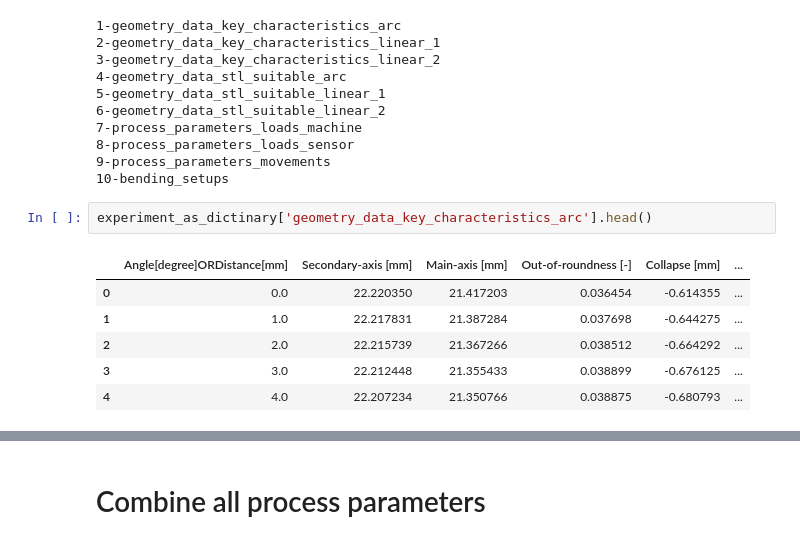
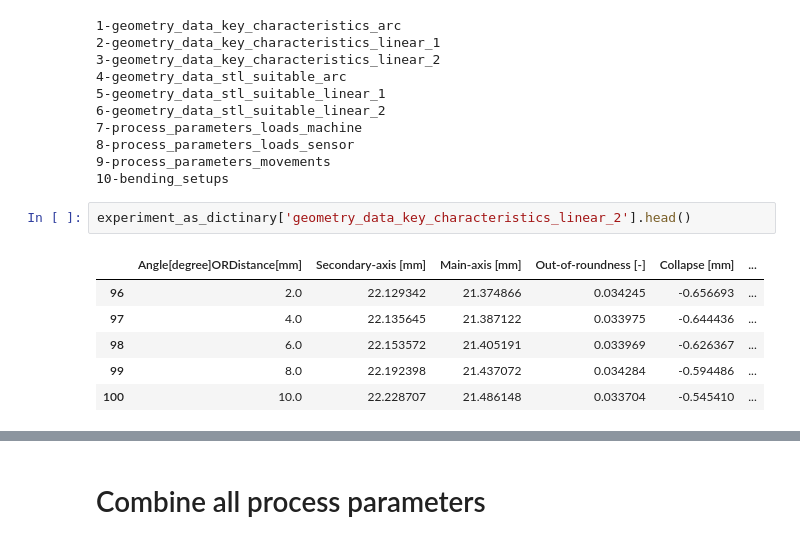
Before and after one commit to arman-niaruhi/temporal-windows-analysis-rotary-tube-bending, a Jupyter notebook: research/tubebend-main/preprocessing.ipynb, the cells around one changed output, grey strips where cells are left out. Saved outputs shown, nothing was run; the diff lists cells and outputs as text.

```diff
--- a/research/tubebend-main/preprocessing.ipynb
+++ b/research/tubebend-main/preprocessing.ipynb
@@ -33,14 +33,14 @@ for idx, key in enumerate(list(experiment_as_dictinary.keys())):
 9-process_parameters_movements
 10-bending_setups
 # %%
-experiment_as_dictinary['geometry_data_key_characteristics_arc'].head()
+experiment_as_dictinary['geometry_data_key_characteristics_linear_2'].head()
 # %% [output]
 |  | Angle[degree]ORDistance[mm] | Secondary-axis [mm] | Main-axis [mm] | Out-of-roundness [-] | Collapse [mm] | ... |
-| 0 | 0.0 | 22.220350 | 21.417203 | 0.036454 | -0.614355 | ... |
-| 1 | 1.0 | 22.217831 | 21.387284 | 0.037698 | -0.644275 | ... |
-| 2 | 2.0 | 22.215739 | 21.367266 | 0.038512 | -0.664292 | ... |
-| 3 | 3.0 | 22.212448 | 21.355433 | 0.038899 | -0.676125 | ... |
-| 4 | 4.0 | 22.207234 | 21.350766 | 0.038875 | -0.680793 | ... |
+| 96 | 2.0 | 22.129342 | 21.374866 | 0.034245 | -0.656693 | ... |
+| 97 | 4.0 | 22.135645 | 21.387122 | 0.033975 | -0.644436 | ... |
+| 98 | 6.0 | 22.153572 | 21.405191 | 0.033969 | -0.626367 | ... |
+| 99 | 8.0 | 22.192398 | 21.437072 | 0.034284 | -0.594486 | ... |
+| 100 | 10.0 | 22.228707 | 21.486148 | 0.033704 | -0.545410 | ... |
 # %%
 experiment_as_dictinary['geometry_data_stl_suitable_arc']['Tube_Section'].unique()
 # %% [output]
```
Also changed, not shown: parts of 7 cells of this notebook, 1 other file.
